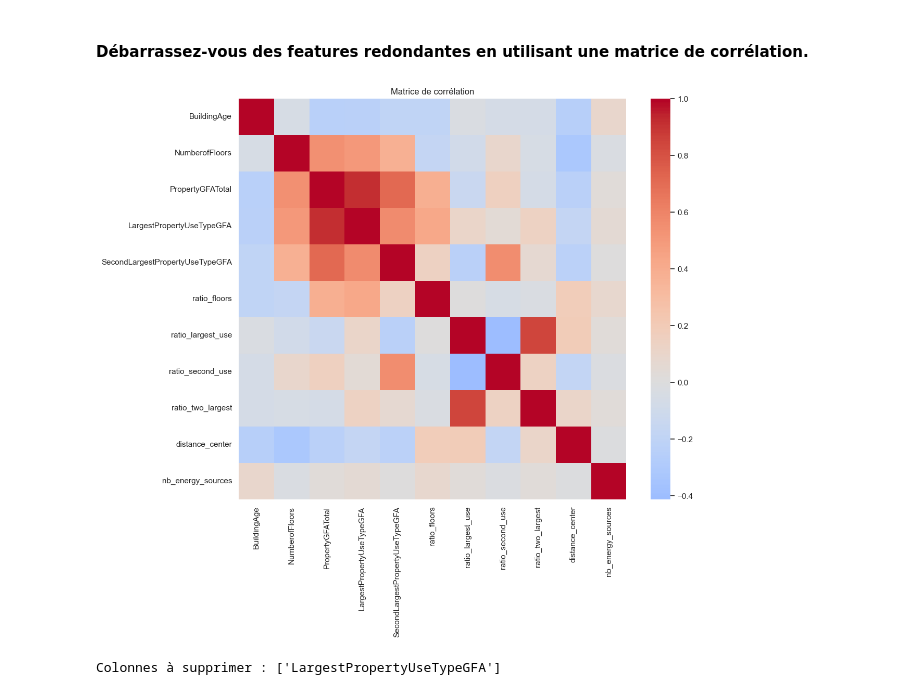
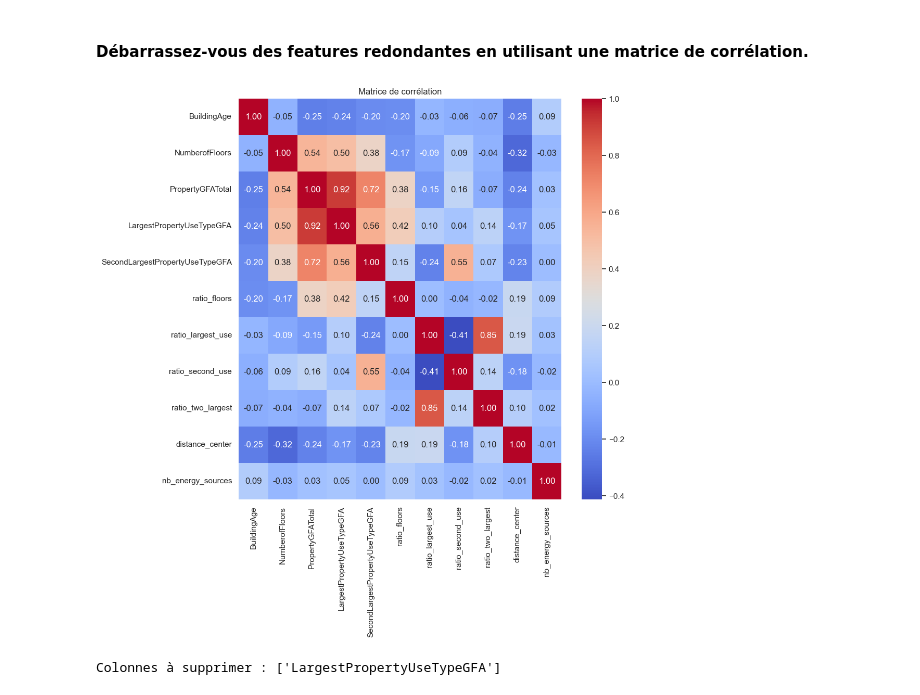
Before and after one commit to Noel974/Anticipez-_les_besoins_en_consommation_de_b-timents, a Jupyter notebook: template_modelistation_supervisee.ipynb, the cells around one changed output. Saved outputs shown, nothing was run; the diff lists cells and outputs as text; code cells hidden in the pictures.

```diff
--- a/template_modelistation_supervisee.ipynb
+++ b/template_modelistation_supervisee.ipynb
@@ -1072,15 +1060,18 @@ plt.show()
 # %% [output]
 [figure]
 # %%
+# Réalignement strict des index
+X, y = X.align(y, join="inner", axis=0)
+
 # Calcul des quantiles aux 1% et 99%
 lower_quantile = y.quantile(0.01)
 upper_quantile = y.quantile(0.99)
 
 # Filtrer les données pour garder uniquement celles entre ces quantiles
 mask = (y >= lower_quantile) & (y <= upper_quantile)
-X_clean = X[mask].copy()
-y_clean = y[mask].copy()
+X = X[mask].copy()
+y = y[mask].copy()
 
 print(f"Taille initiale : {len(y)}")
-print(f"Taille après filtrage quantile 1%-99% : {len(y_clean)}")
+print(f"Taille après filtrage quantile 1%-99% : {len(y)}")
 # %% [output]
@@ -1089,6 +1087,6 @@ Taille après filtrage quantile 1%-99% : 1540
 # %%
-X_filtrage = X_clean
-y_filtrage = y_clean
+X_filtrage = X
+y_filtrage = y
 
 X_filtrage.to_csv("data/X_2016_no_outliers.csv", index=False)
 y_filtrage.to_csv("data/y_2016_no_outliers.csv", index=False)
@@ -1103,12 +1101,12 @@ X_num = X_num.loc[:, X_num.nunique() > 1]
 # Matrice de corrélation
 corr_matrix = X_num.corr()
 # %%
-plt.figure(figsize=(12,10))
-sns.heatmap(corr_matrix, cmap="coolwarm", center=0)
+plt.figure(figsize=(10,10))
+sns.heatmap(corr_matrix, annot=True, fmt=".2f", cmap="coolwarm", cbar=True)
 plt.title("Matrice de corrélation")
 plt.show()
 # %% [output]
-[figure, old version]
+[figure, new version]
 # %%
 # Seuil de corrélation
 threshold = 0.9
```
Also changed, not shown: parts of 51 cells of this notebook, 6 other files.
